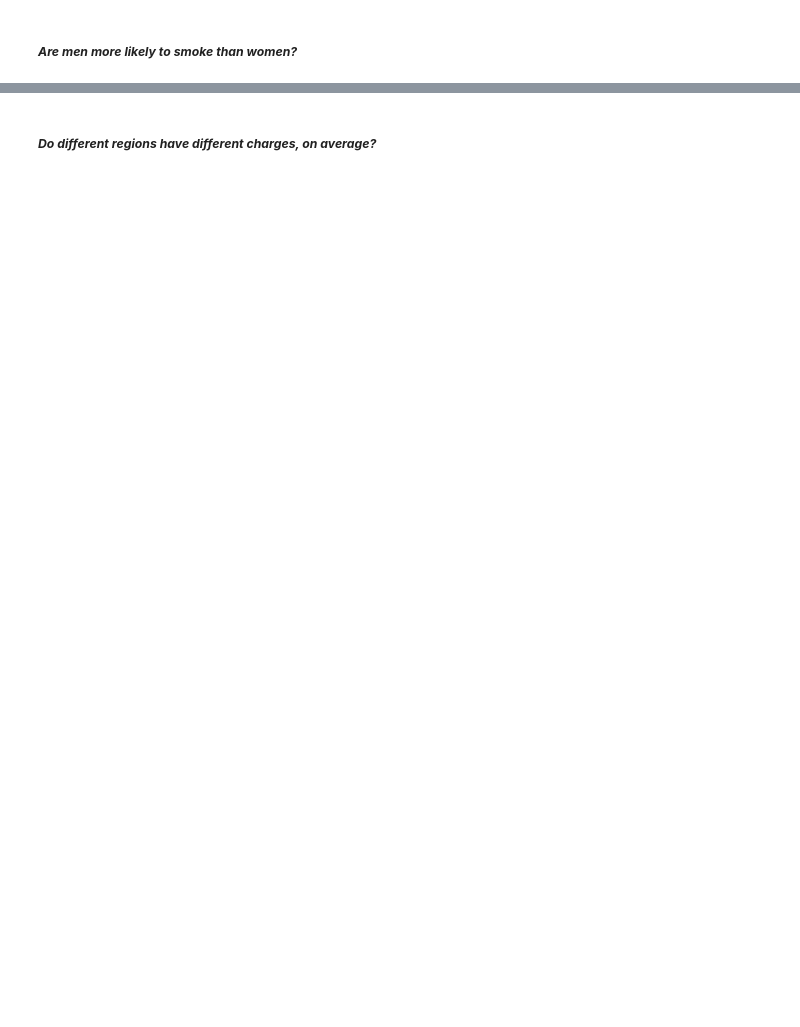
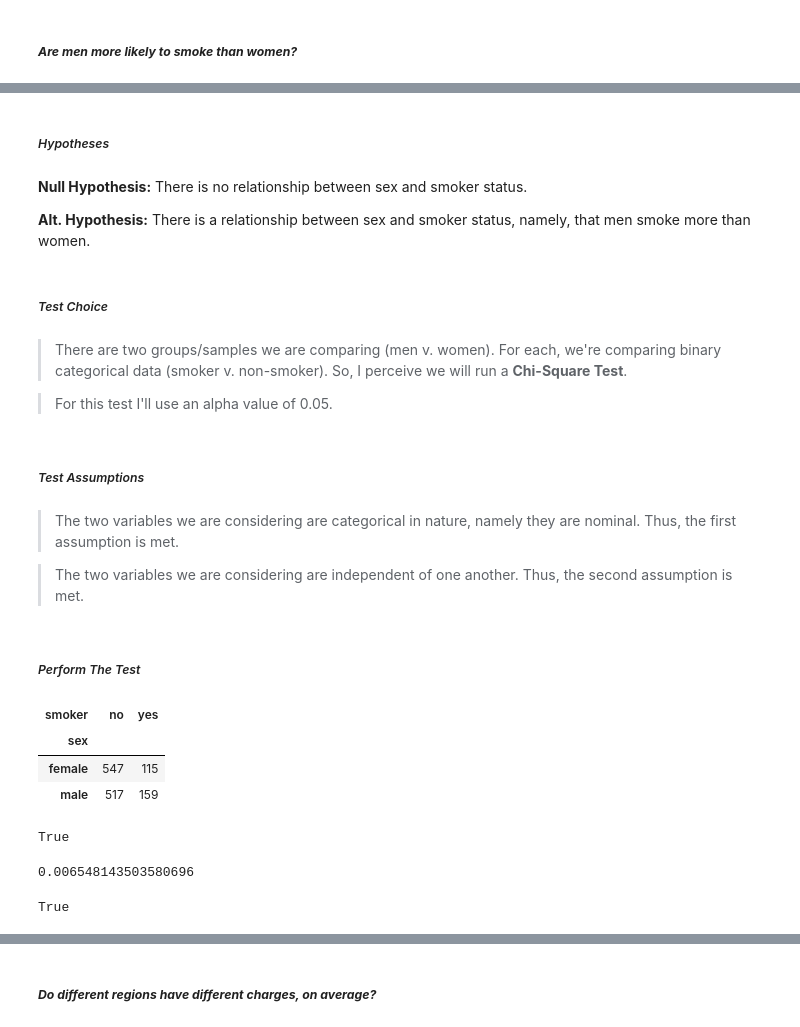
Before and after one commit to john-a-dixon/hypothesis-testing, a Jupyter notebook: tests.ipynb, the cells around one changed output, grey strips where cells are left out. Saved outputs shown, nothing was run; the diff lists cells and outputs as text; code cells hidden in the pictures; blank space fills up the shorter version.

```diff
--- a/tests.ipynb
+++ b/tests.ipynb
@@ -79,0 +127,41 @@ There are 24 outliers for non-smokers
+# %% [markdown]
+##### _Hypotheses_
+# %% [markdown]
+**Null Hypothesis:** There is no relationship between sex and smoker status.
+
+**Alt. Hypothesis:** There is a relationship between sex and smoker status, namely, that men smoke more than women.
+# %% [markdown]
+##### _Test Choice_
+# %% [markdown]
+> There are two groups/samples we are comparing (men v. women). For each, we're comparing binary categorical data (smoker v. non-smoker). So, I perceive we will run a **Chi-Square Test**.
+
+> For this test I'll use an alpha value of 0.05.
+# %% [markdown]
+##### _Test Assumptions_
+# %% [markdown]
+> The two variables we are considering are categorical in nature, namely they are nominal. Thus, the first assumption is met.
+
+> The two variables we are considering are independent of one another. Thus, the second assumption is met.
+# %% [markdown]
+##### _Perform The Test_
+# %%
+# Obtain the contingency table
+cross_tab = pd.crosstab(df["sex"], df["smoker"])
+cross_tab
+# %% [output]
+| smoker | no | yes |
+| sex |  |  |
+| female | 547 | 115 |
+| male | 517 | 159 |
+# %%
+# Perform the test
+result = stats.chi2_contingency(cross_tab)
+_, p, _, _ = result
+# %% [output]
+True
+# %%
+print(p)
+p < 0.05
+# %% [output]
+0.006548143503580696
+True
```
Also changed, not shown: parts of 32 cells of this notebook.
